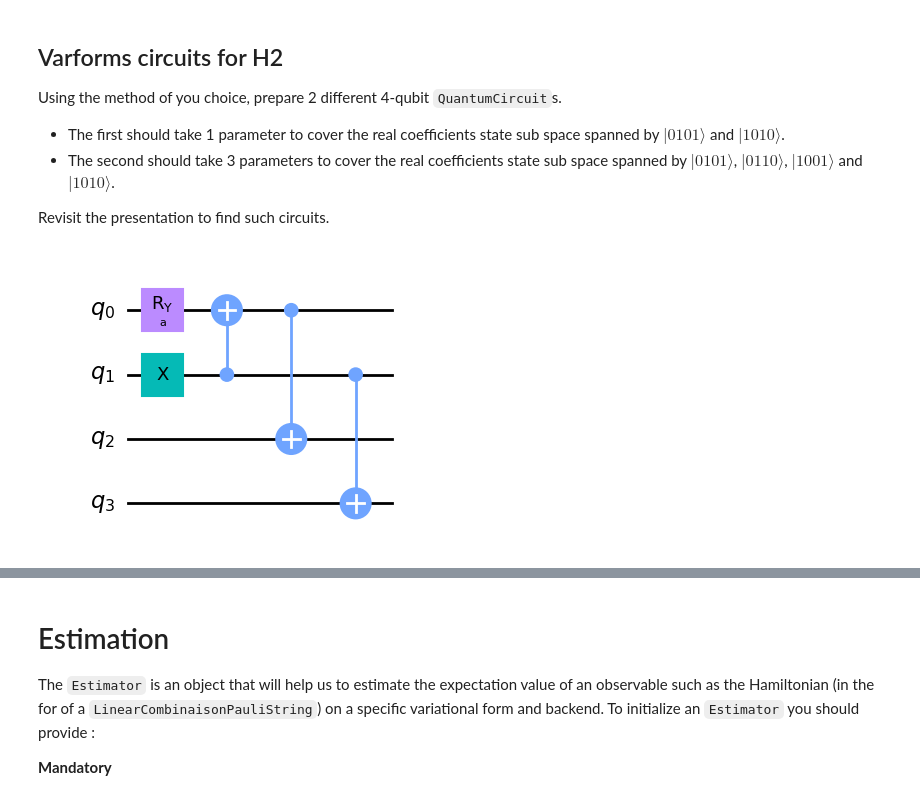
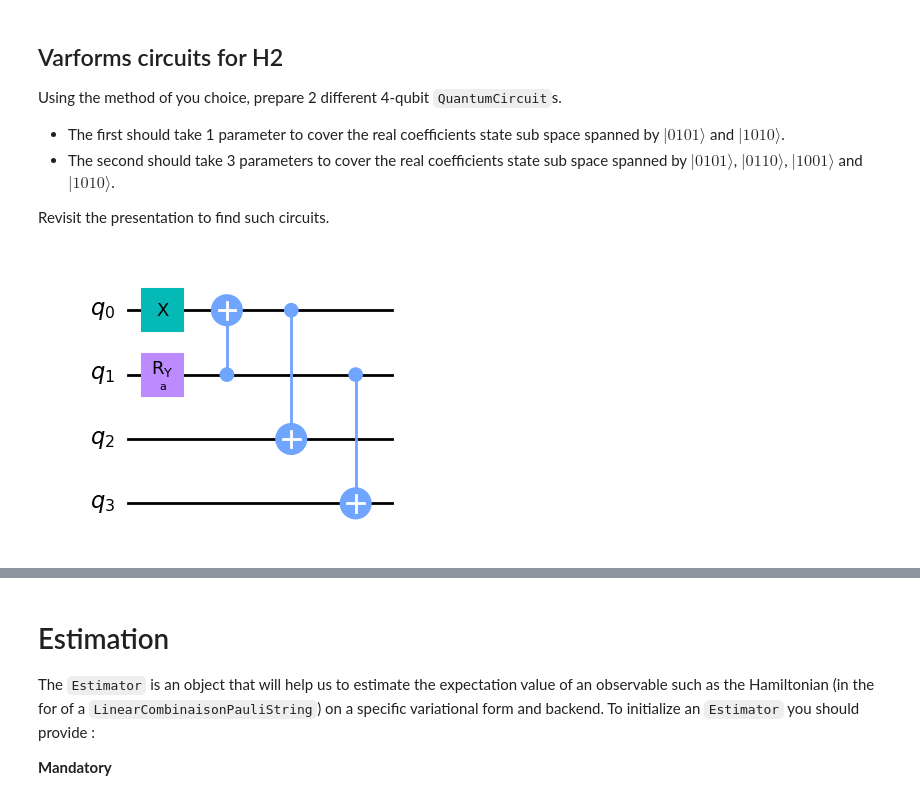
Before and after one commit to QSciTech-QuantumBC-Workshop/Team1, a Jupyter notebook: activity_vqe.ipynb, the cells around one changed output, grey strips where cells are left out. Saved outputs shown, nothing was run; the diff lists cells and outputs as text; code cells hidden in the pictures.

```diff
--- a/activity_vqe.ipynb
+++ b/activity_vqe.ipynb
@@ -118,17 +118,25 @@ Using the method of you choice, prepare 2 different 4-qubit `QuantumCircuit`s.
 
 Revisit the presentation to find such circuits.
 # %%
+#varform_4qubits_1param = QuantumCircuit(4)
+#a = Parameter('a')
+#varform_4qubits_1param.ry(a,0)
+#varform_4qubits_1param.x(1)
+#varform_4qubits_1param.cx(1,0)
+#varform_4qubits_1param.cx(0,2)
+#varform_4qubits_1param.cx(1,3)
+
 varform_4qubits_1param = QuantumCircuit(4)
 a = Parameter('a')
-varform_4qubits_1param.ry(a,0)
-varform_4qubits_1param.x(1)
+varform_4qubits_1param.x(0)
+varform_4qubits_1param.ry(a,1)
 varform_4qubits_1param.cx(1,0)
 varform_4qubits_1param.cx(0,2)
 varform_4qubits_1param.cx(1,3)
 
 varform_4qubits_1param.draw('mpl')
 # %% [output]
-[figure, old version]
+[figure, new version]
 # %%
 varform_4qubits_3params = QuantumCircuit(4)
 a = Parameter('a')
```
Also changed, not shown: parts of 27 cells of this notebook, 5 other files.
